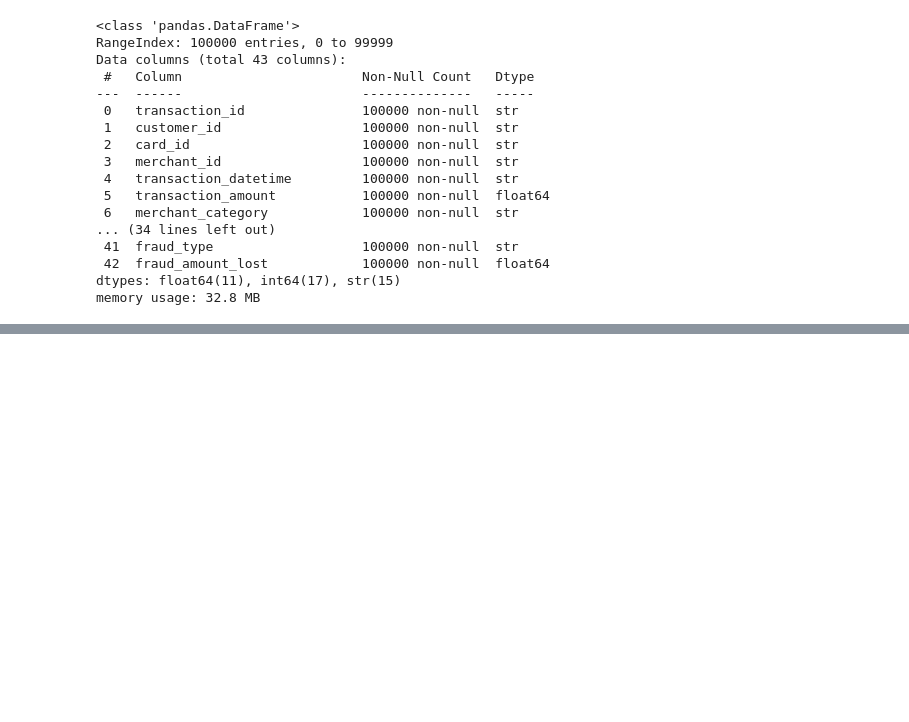
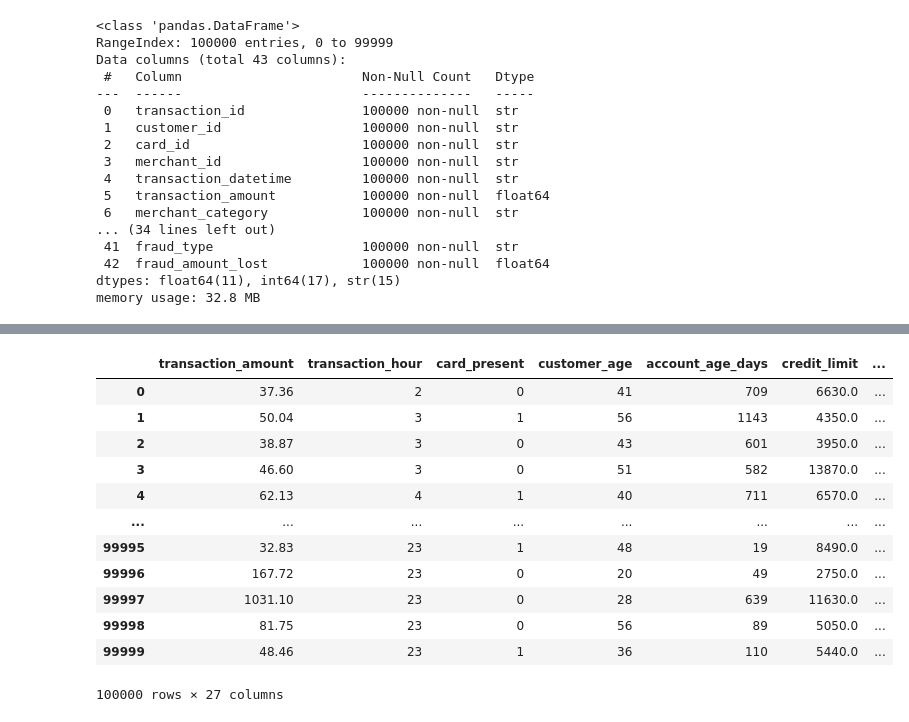
Before and after one commit to LuisRomero01/AppliedML_CreditCardFraud, a Jupyter notebook: Data_Explore.ipynb, the cells around one changed output, grey strips where cells are left out. Drawn from its saved outputs; the diff is of its cells as text; code cells hidden in the pictures; blank space fills up the shorter version.

```diff
--- a/Data_Explore.ipynb
+++ b/Data_Explore.ipynb
@@ -24,0 +68,6 @@ memory usage: 32.8 MB
+# %%
+df['browser'] = np.where(
+    (df['browser'].isna()) & ((df['device_type'] == 'POS Terminal') | (df['device_type'] == 'ATM')),
+    'N/A',
+    df['browser']
+)
@@ -24,0 +109,17 @@ memory usage: 32.8 MB
+# %%
+num_cols = main_feats.select_dtypes(include='number')
+num_cols
+# %% [output]
+|  | transaction_amount | transaction_hour | card_present | customer_age | account_age_days | credit_limit | ... |
+| 0 | 37.36 | 2 | 0 | 41 | 709 | 6630.0 | ... |
+| 1 | 50.04 | 3 | 1 | 56 | 1143 | 4350.0 | ... |
+| 2 | 38.87 | 3 | 0 | 43 | 601 | 3950.0 | ... |
+| 3 | 46.60 | 3 | 0 | 51 | 582 | 13870.0 | ... |
+| 4 | 62.13 | 4 | 1 | 40 | 711 | 6570.0 | ... |
+| ... | ... | ... | ... | ... | ... | ... | ... |
+| 99995 | 32.83 | 23 | 1 | 48 | 19 | 8490.0 | ... |
+| 99996 | 167.72 | 23 | 0 | 20 | 49 | 2750.0 | ... |
+| 99997 | 1031.10 | 23 | 0 | 28 | 639 | 11630.0 | ... |
+| 99998 | 81.75 | 23 | 0 | 56 | 89 | 5050.0 | ... |
+| 99999 | 48.46 | 23 | 1 | 36 | 110 | 5440.0 | ... |
+100000 rows × 27 columns
```
Also changed, not shown: parts of 23 cells of this notebook.
